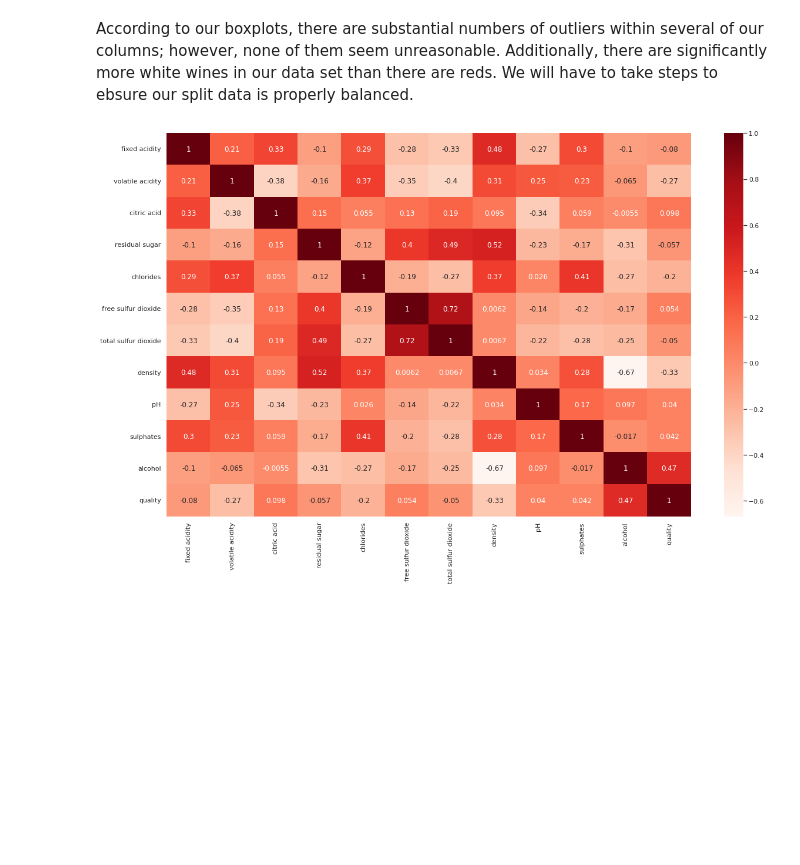
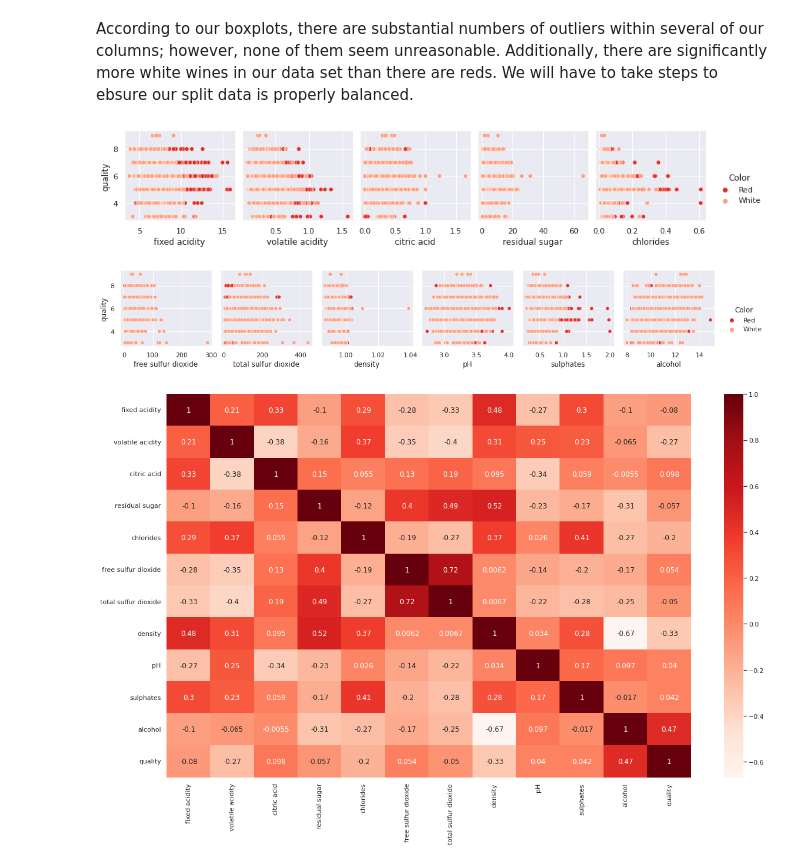
Before and after one commit to bemadi/Predicting-Wine-Quality-Using-Machine-Learning, a Jupyter notebook: Project_2_Wine_Quality.ipynb, the cells around one changed output. Saved outputs shown, nothing was run; the diff lists cells and outputs as text; code cells hidden in the pictures; blank space fills up the shorter version.

```diff
--- a/Project_2_Wine_Quality.ipynb
+++ b/Project_2_Wine_Quality.ipynb
@@ -101,5 +133,22 @@ df.boxplot(column = 'alcohol');
 # %% [markdown]
 According to our boxplots, there are substantial numbers of outliers within several of our columns; however, none of them seem unreasonable. Additionally, there are significantly more white wines in our data set than there are reds. We will have to take steps to ebsure our split data is properly balanced.
+# %%
+# This pairplot can help us get a sense of the relationships between each of our features and our target vector.
+
+sns.pairplot(df,
+             x_vars=['fixed acidity', 'volatile acidity', 'citric acid', 'residual sugar', 'chlorides'],
+             y_vars = ['quality'],
+             hue = 'Color',
+             palette="Reds_r");
+
+sns.pairplot(df,
+             x_vars=['free sulfur dioxide', 'total sulfur dioxide', 'density', 'pH', 'sulphates', 'alcohol'],
+             y_vars = ['quality'],
+             hue = 'Color',
+             palette="Reds_r");
+# %% [output]
+[figure, added]
+[figure, added]
 # %%
 corr = df.corr()
 sns.heatmap(corr, annot=True, cmap = 'Reds');
```
Also changed, not shown: parts of 54 cells of this notebook.
